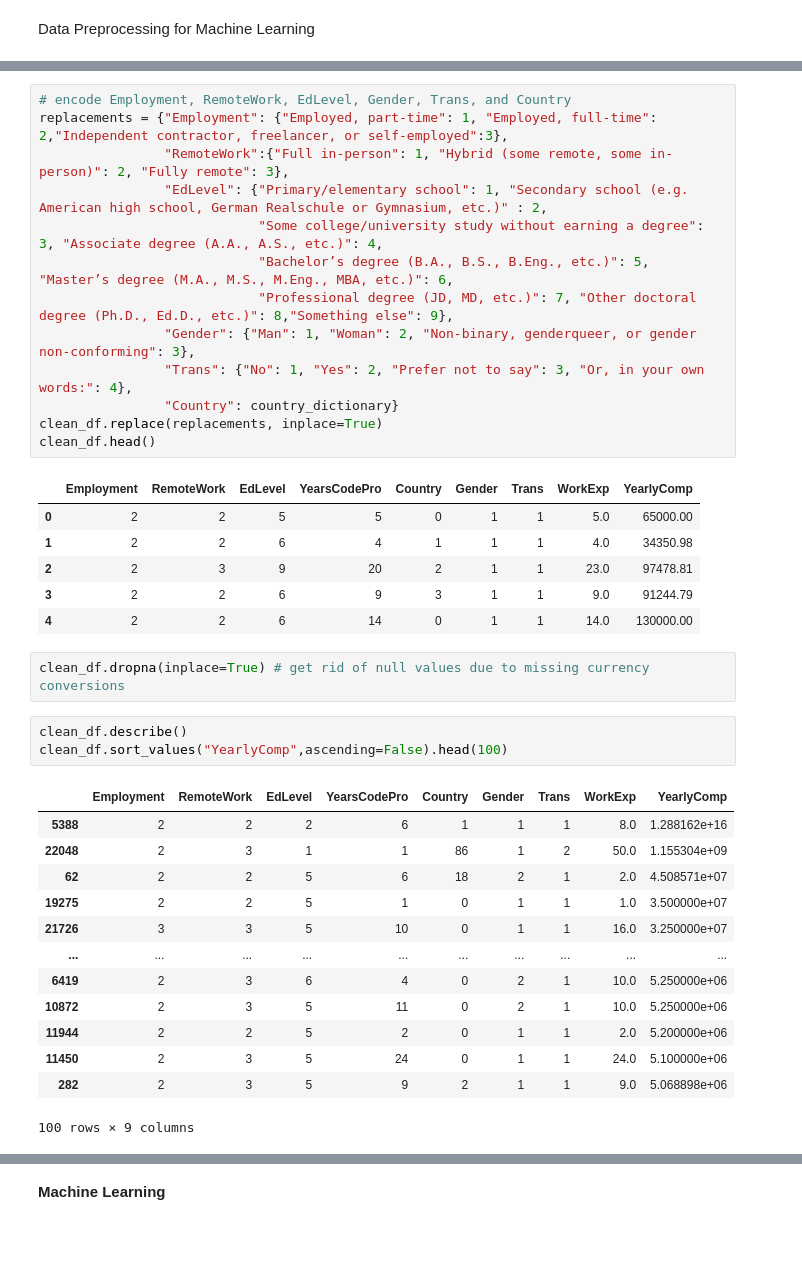
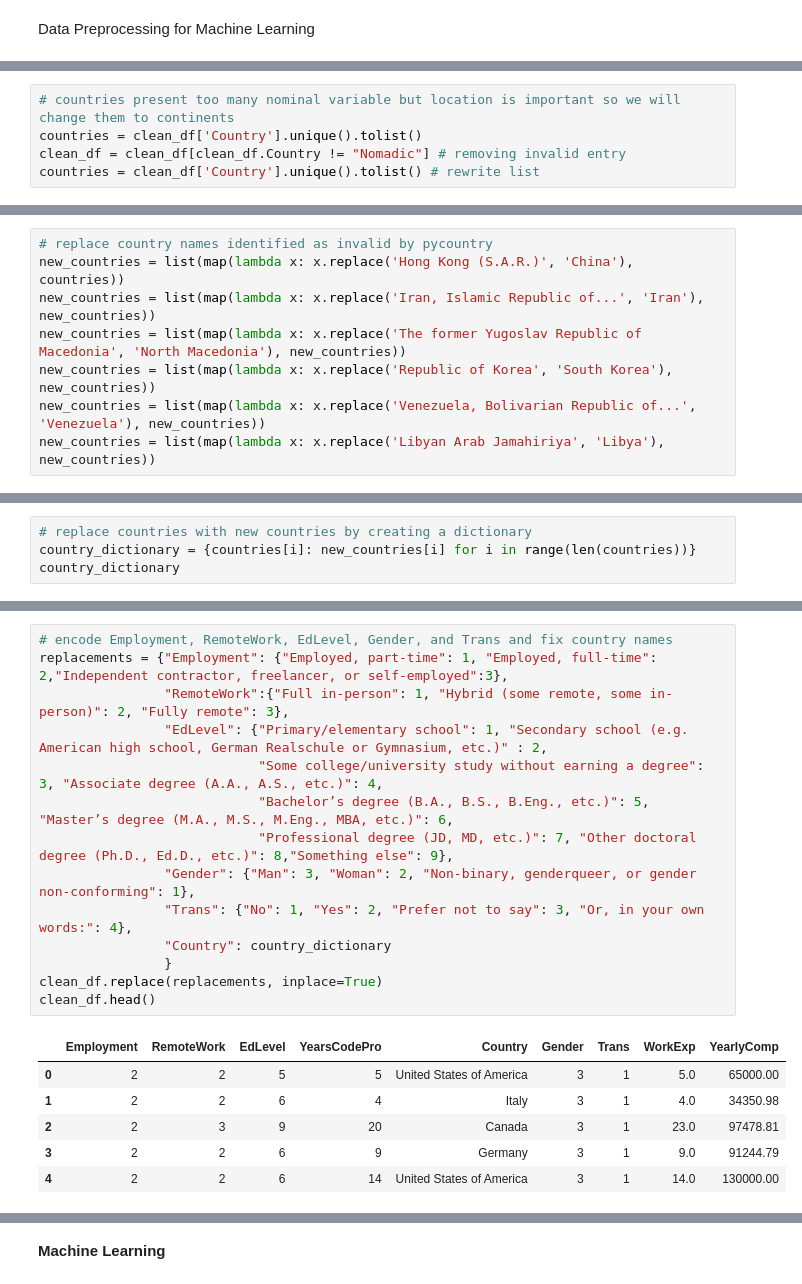
Before and after one commit to ColonShort/Project-4, a Jupyter notebook: Survey Results.ipynb, the cells around one changed output, grey strips where cells are left out. Saved outputs shown, nothing was run; the diff lists cells and outputs as text; blank space fills up the shorter version.

```diff
--- a/Survey Results.ipynb
+++ b/Survey Results.ipynb
@@ -459,0 +457,5 @@ country_dictionary
+# %%
+# countries present too many nominal variable but location is important so we will change them to continents
+countries = clean_df['Country'].unique().tolist()
+clean_df = clean_df[clean_df.Country != "Nomadic"] # removing invalid entry
+countries = clean_df['Country'].unique().tolist() # rewrite list
@@ -459,0 +464,8 @@ country_dictionary
+# %%
+# replace country names identified as invalid by pycountry
+new_countries = list(map(lambda x: x.replace('Hong Kong (S.A.R.)', 'China'), countries))
+new_countries = list(map(lambda x: x.replace('Iran, Islamic Republic of...', 'Iran'), new_countries))
+new_countries = list(map(lambda x: x.replace('The former Yugoslav Republic of Macedonia', 'North Macedonia'), new_countries))
+new_countries = list(map(lambda x: x.replace('Republic of Korea', 'South Korea'), new_countries))
+new_countries = list(map(lambda x: x.replace('Venezuela, Bolivarian Republic of...', 'Venezuela'), new_countries))
+new_countries = list(map(lambda x: x.replace('Libyan Arab Jamahiriya', 'Libya'), new_countries))
@@ -459,0 +488,4 @@ country_dictionary
+# %%
+# replace countries with new countries by creating a dictionary
+country_dictionary = {countries[i]: new_countries[i] for i in range(len(countries))}
+country_dictionary
@@ -460,39 +510,21 @@ country_dictionary
 # %%
-# encode Employment, RemoteWork, EdLevel, Gender, Trans, and Country
+# encode Employment, RemoteWork, EdLevel, Gender, and Trans and fix country names
 replacements = {"Employment": {"Employed, part-time": 1, "Employed, full-time": 2,"Independent contractor, freelancer, or self-employed":3},
                 "RemoteWork":{"Full in-person": 1, "Hybrid (some remote, some in-person)": 2, "Fully remote": 3},
                 "EdLevel": {"Primary/elementary school": 1, "Secondary school (e.g. American high school, German Realschule or Gymnasium, etc.)" : 2,
                             "Some college/university study without earning a degree": 3, "Associate degree (A.A., A.S., etc.)": 4,
                             "Bachelor’s degree (B.A., B.S., B.Eng., etc.)": 5, "Master’s degree (M.A., M.S., M.Eng., MBA, etc.)": 6,
                             "Professional degree (JD, MD, etc.)": 7, "Other doctoral degree (Ph.D., Ed.D., etc.)": 8,"Something else": 9},
-                "Gender": {"Man": 1, "Woman": 2, "Non-binary, genderqueer, or gender non-conforming": 3},
+                "Gender": {"Man": 3, "Woman": 2, "Non-binary, genderqueer, or gender non-conforming": 1},
                 "Trans": {"No": 1, "Yes": 2, "Prefer not to say": 3, "Or, in your own words:": 4},
-                "Country": country_dictionary}
+                "Country": country_dictionary
+                }
 clean_df.replace(replacements, inplace=True)
 clean_df.head()
 # %% [output]
 |  | Employment | RemoteWork | EdLevel | YearsCodePro | Country | Gender | Trans | WorkExp | YearlyComp |
-| 0 | 2 | 2 | 5 | 5 | 0 | 1 | 1 | 5.0 | 65000.00 |
-| 1 | 2 | 2 | 6 | 4 | 1 | 1 | 1 | 4.0 | 34350.98 |
-| 2 | 2 | 3 | 9 | 20 | 2 | 1 | 1 | 23.0 | 97478.81 |
-| 3 | 2 | 2 | 6 | 9 | 3 | 1 | 1 | 9.0 | 91244.79 |
-| 4 | 2 | 2 | 6 | 14 | 0 | 1 | 1 | 14.0 | 130000.00 |
+| 0 | 2 | 2 | 5 | 5 | United States of America | 3 | 1 | 5.0 | 65000.00 |
+| 1 | 2 | 2 | 6 | 4 | Italy | 3 | 1 | 4.0 | 34350.98 |
+| 2 | 2 | 3 | 9 | 20 | Canada | 3 | 1 | 23.0 | 97478.81 |
+| 3 | 2 | 2 | 6 | 9 | Germany | 3 | 1 | 9.0 | 91244.79 |
+| 4 | 2 | 2 | 6 | 14 | United States of America | 3 | 1 | 14.0 | 130000.00 |
-# %%
-clean_df.dropna(inplace=True) # get rid of null values due to missing currency conversions
-# %%
-clean_df.describe()
-clean_df.sort_values("YearlyComp",ascending=False).head(100)
-# %% [output]
-|  | Employment | RemoteWork | EdLevel | YearsCodePro | Country | Gender | Trans | WorkExp | YearlyComp |
-| 5388 | 2 | 2 | 2 | 6 | 1 | 1 | 1 | 8.0 | 1.288162e+16 |
-| 22048 | 2 | 3 | 1 | 1 | 86 | 1 | 2 | 50.0 | 1.155304e+09 |
-| 62 | 2 | 2 | 5 | 6 | 18 | 2 | 1 | 2.0 | 4.508571e+07 |
-| 19275 | 2 | 2 | 5 | 1 | 0 | 1 | 1 | 1.0 | 3.500000e+07 |
-| 21726 | 3 | 3 | 5 | 10 | 0 | 1 | 1 | 16.0 | 3.250000e+07 |
-| ... | ... | ... | ... | ... | ... | ... | ... | ... | ... |
-| 6419 | 2 | 3 | 6 | 4 | 0 | 2 | 1 | 10.0 | 5.250000e+06 |
-| 10872 | 2 | 3 | 5 | 11 | 0 | 2 | 1 | 10.0 | 5.250000e+06 |
-| 11944 | 2 | 2 | 5 | 2 | 0 | 1 | 1 | 2.0 | 5.200000e+06 |
-| 11450 | 2 | 3 | 5 | 24 | 0 | 1 | 1 | 24.0 | 5.100000e+06 |
-| 282 | 2 | 3 | 5 | 9 | 2 | 1 | 1 | 9.0 | 5.068898e+06 |
-100 rows × 9 columns
```
Also changed, not shown: parts of 71 cells of this notebook, 2 other files.
